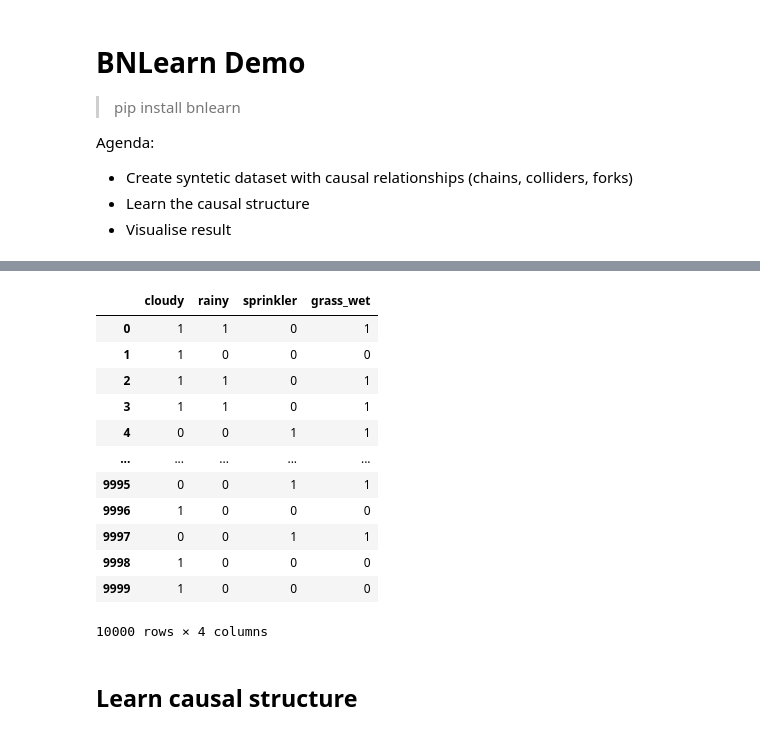
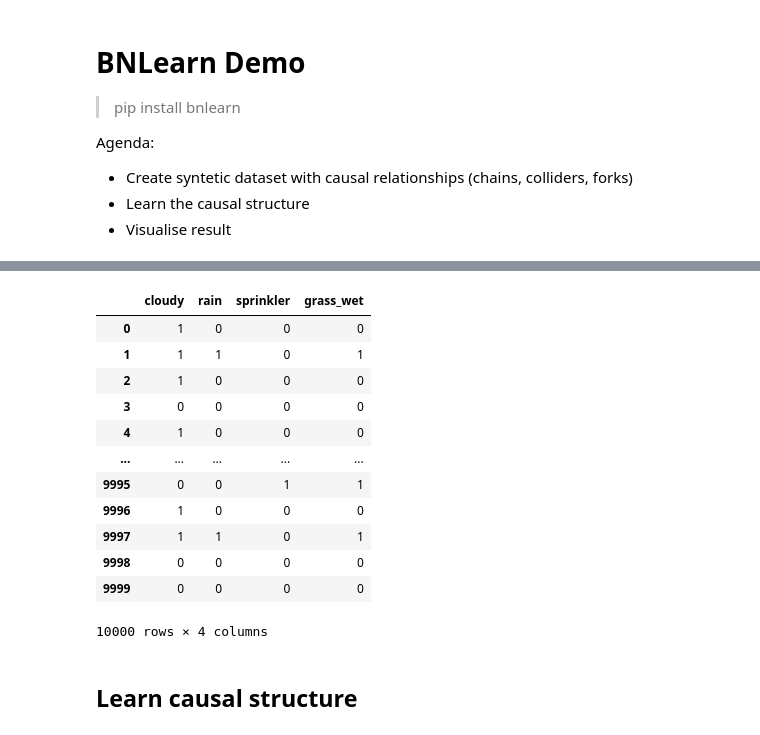
Before and after one commit to skipperkongen/causal-stuff, a Jupyter notebook: notebooks/bnlearn-demo.ipynb, the cells around one changed output, grey strips where cells are left out. Saved outputs shown, nothing was run; the diff lists cells and outputs as text; code cells hidden in the pictures.

```diff
--- a/notebooks/bnlearn-demo.ipynb
+++ b/notebooks/bnlearn-demo.ipynb
@@ -24,25 +32,25 @@ Variables:
 # %%
 n_samples = 10000
 cloudy = np.random.choice(2, p=[0.25, 0.75], size=n_samples)
-rainy = cloudy * np.random.choice(2, p=[0.7, 0.3], size=n_samples)
-sprinkler = (1-rainy) * (1-cloudy) * np.random.choice(2, p=[0.1, 0.9], size=n_samples)
-grass_wet = np.maximum(rainy, sprinkler)
-data = np.column_stack((cloudy, rainy, sprinkler, grass_wet))
-df = pd.DataFrame(data, columns=["cloudy", "rainy", "sprinkler", "grass_wet"])
+rain = cloudy * np.random.choice(2, p=[0.7, 0.3], size=n_samples)
+sprinkler = (1-rain) * (1-cloudy) * np.random.choice(2, p=[0.5, 0.5], size=n_samples)
+grass_wet = np.maximum(rain, sprinkler)
+data = np.column_stack((cloudy, rain, sprinkler, grass_wet))
+df = pd.DataFrame(data, columns=["cloudy", "rain", "sprinkler", "grass_wet"])
 df
 # %% [output]
-|  | cloudy | rainy | sprinkler | grass_wet |
-| 0 | 1 | 1 | 0 | 1 |
-| 1 | 1 | 0 | 0 | 0 |
-| 2 | 1 | 1 | 0 | 1 |
-| 3 | 1 | 1 | 0 | 1 |
-| 4 | 0 | 0 | 1 | 1 |
+|  | cloudy | rain | sprinkler | grass_wet |
+| 0 | 1 | 0 | 0 | 0 |
+| 1 | 1 | 1 | 0 | 1 |
+| 2 | 1 | 0 | 0 | 0 |
+| 3 | 0 | 0 | 0 | 0 |
+| 4 | 1 | 0 | 0 | 0 |
 | ... | ... | ... | ... | ... |
 | 9995 | 0 | 0 | 1 | 1 |
 | 9996 | 1 | 0 | 0 | 0 |
-| 9997 | 0 | 0 | 1 | 1 |
-| 9998 | 1 | 0 | 0 | 0 |
-| 9999 | 1 | 0 | 0 | 0 |
+| 9997 | 1 | 1 | 0 | 1 |
+| 9998 | 0 | 0 | 0 | 0 |
+| 9999 | 0 | 0 | 0 | 0 |
 10000 rows × 4 columns
 # %% [markdown]
 ## Learn causal structure
```
Also changed, not shown: parts of 7 cells of this notebook.
